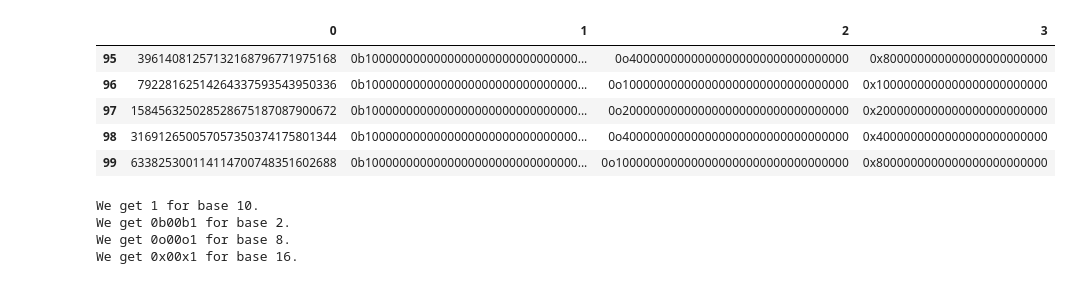
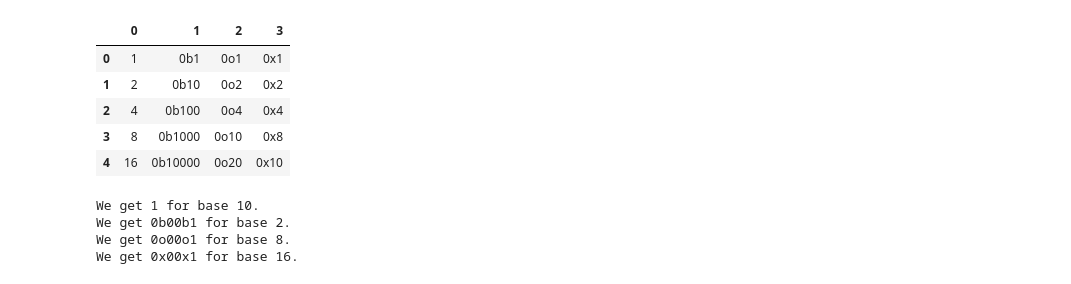
Before and after one commit to erikvcarlson/Fall_2021, a Jupyter notebook: PHY510_Assignment_4.ipynb, the cells around one changed output. Saved outputs shown, nothing was run; the diff lists cells and outputs as text; code cells hidden in the pictures.

```diff
--- a/PHY510_Assignment_4.ipynb
+++ b/PHY510_Assignment_4.ipynb
@@ -6,25 +6,25 @@ import pandas as pd
 # %%
 base10 = []
 base2 = []
 base8 = []
 base16 = []
 for k in range(0,100):
     value = 2**k
     base10.append(value)
     base2.append(bin(value))
     base8.append(oct(value))
     base16.append(hex(value))
 
 df = pd.DataFrame(list(zip(base10, base2,base8,base16)))
-#df.head()
-df.tail()
+df.head()
+#df.tail()
 # %% [output]
 |  | 0 | 1 | 2 | 3 |
-| 95 | 39614081257132168796771975168 | 0b1000000000000000000000000000000... | 0o40000000000000000000000000000000 | 0x800000000000000000000000 |
-| 96 | 79228162514264337593543950336 | 0b1000000000000000000000000000000... | 0o100000000000000000000000000000000 | 0x1000000000000000000000000 |
-| 97 | 158456325028528675187087900672 | 0b1000000000000000000000000000000... | 0o200000000000000000000000000000000 | 0x2000000000000000000000000 |
-| 98 | 316912650057057350374175801344 | 0b1000000000000000000000000000000... | 0o400000000000000000000000000000000 | 0x4000000000000000000000000 |
-| 99 | 633825300114114700748351602688 | 0b1000000000000000000000000000000... | 0o1000000000000000000000000000000000 | 0x8000000000000000000000000 |
+| 0 | 1 | 0b1 | 0o1 | 0x1 |
+| 1 | 2 | 0b10 | 0o2 | 0x2 |
+| 2 | 4 | 0b100 | 0o4 | 0x4 |
+| 3 | 8 | 0b1000 | 0o10 | 0x8 |
+| 4 | 16 | 0b10000 | 0o20 | 0x10 |
 # %%
 base10 = []
 base2 = []
```
Also changed, not shown: parts of 1 cell of this notebook, 3 other files.
